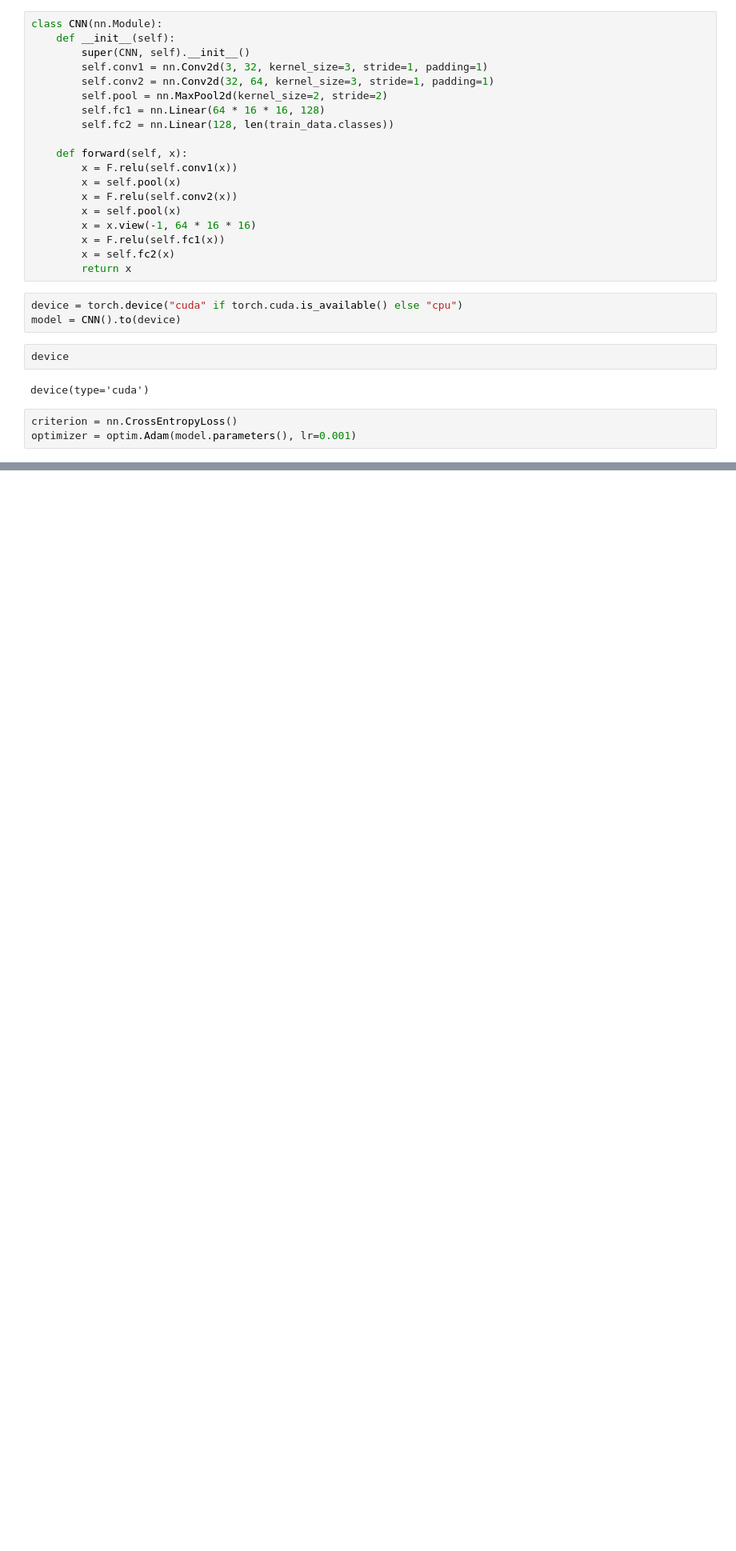
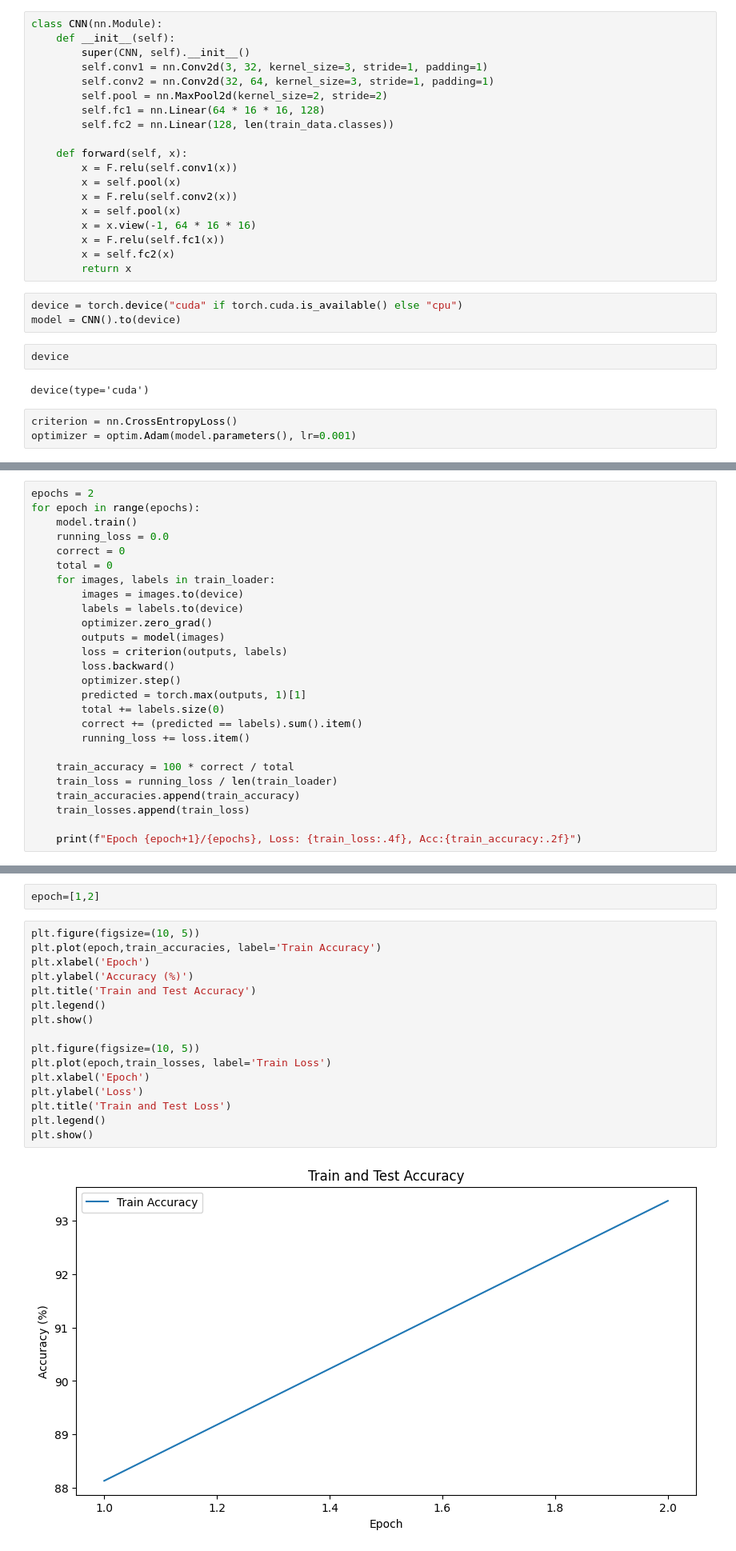
Before and after one commit to nanthapak/AI_image_detection, a Jupyter notebook: AI_Regconigtion.ipynb, the cells around one changed output, grey strips where cells are left out. Shown: that part at 80% size. Saved outputs shown, nothing was run; the diff lists cells and outputs as text; blank space fills up the shorter version.

```diff
--- a/AI_Regconigtion.ipynb
+++ b/AI_Regconigtion.ipynb
@@ -136,0 +165,26 @@ SimpleCNN(
+# %%
+epochs = 2
+for epoch in range(epochs):
+    model.train()
+    running_loss = 0.0
+    correct = 0
+    total = 0
+    for images, labels in train_loader:
+        images = images.to(device)
+        labels = labels.to(device)
+        optimizer.zero_grad()
+        outputs = model(images)
+        loss = criterion(outputs, labels)
+        loss.backward()
+        optimizer.step()
+        predicted = torch.max(outputs, 1)[1]
+        total += labels.size(0)
+        correct += (predicted == labels).sum().item()
+        running_loss += loss.item()
+
+    train_accuracy = 100 * correct / total
+    train_loss = running_loss / len(train_loader)
+    train_accuracies.append(train_accuracy)
+    train_losses.append(train_loss)
+
+    print(f"Epoch {epoch+1}/{epochs}, Loss: {train_loss:.4f}, Acc:{train_accuracy:.2f}")
@@ -165,0 +234,20 @@ count1
+# %%
+epoch=[1,2]
+# %%
+plt.figure(figsize=(10, 5))
+plt.plot(epoch,train_accuracies, label='Train Accuracy')
+plt.xlabel('Epoch')
+plt.ylabel('Accuracy (%)')
+plt.title('Train and Test Accuracy')
+plt.legend()
+plt.show()
+
+plt.figure(figsize=(10, 5))
+plt.plot(epoch,train_losses, label='Train Loss')
+plt.xlabel('Epoch')
+plt.ylabel('Loss')
+plt.title('Train and Test Loss')
+plt.legend()
+plt.show()
+# %% [output]
+[figure, added]
```
Also changed, not shown: parts of 26 cells of this notebook.
